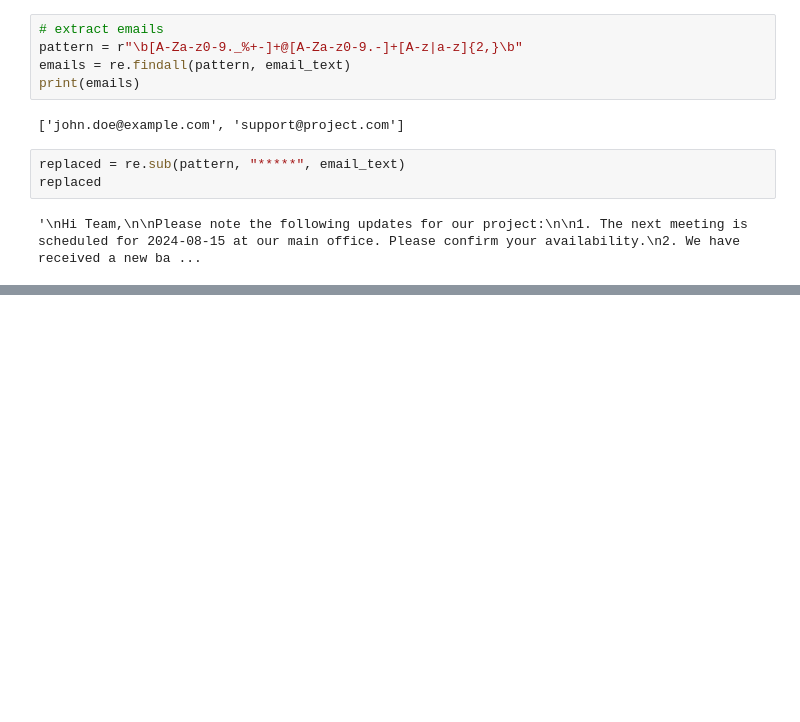
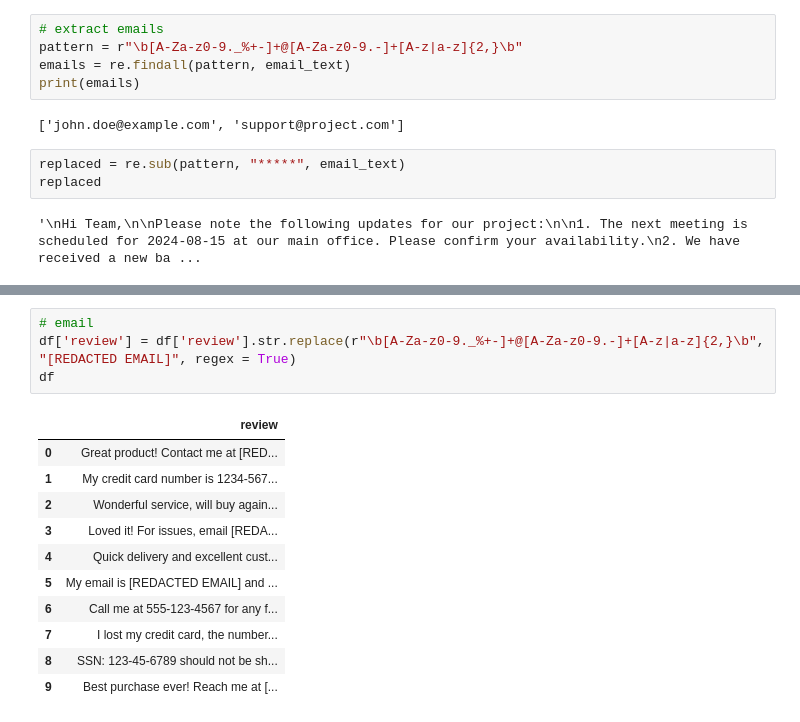
Before and after one commit to gmast-17/techcatalyst-de-GM, a Jupyter notebook: activities/week6/GREP/regex_activity.ipynb, the cells around one changed output, grey strips where cells are left out. Saved outputs shown, nothing was run; the diff lists cells and outputs as text; blank space fills up the shorter version.

```diff
--- a/activities/week6/GREP/regex_activity.ipynb
+++ b/activities/week6/GREP/regex_activity.ipynb
@@ -333,0 +369,16 @@ replaced
+# %%
+# email
+df['review'] = df['review'].str.replace(r"\b[A-Za-z0-9._%+-]+@[A-Za-z0-9.-]+[A-z|a-z]{2,}\b", "[REDACTED EMAIL]", regex = True)
+df
+# %% [output]
+|  | review |
+| 0 | Great product! Contact me at [RED... |
+| 1 | My credit card number is 1234-567... |
+| 2 | Wonderful service, will buy again... |
+| 3 | Loved it! For issues, email [REDA... |
+| 4 | Quick delivery and excellent cust... |
+| 5 | My email is [REDACTED EMAIL] and ... |
+| 6 | Call me at 555-123-4567 for any f... |
+| 7 | I lost my credit card, the number... |
+| 8 | SSN: 123-45-6789 should not be sh... |
+| 9 | Best purchase ever! Reach me at [... |
```
Also changed, not shown: parts of 12 cells of this notebook, 1 other file.
